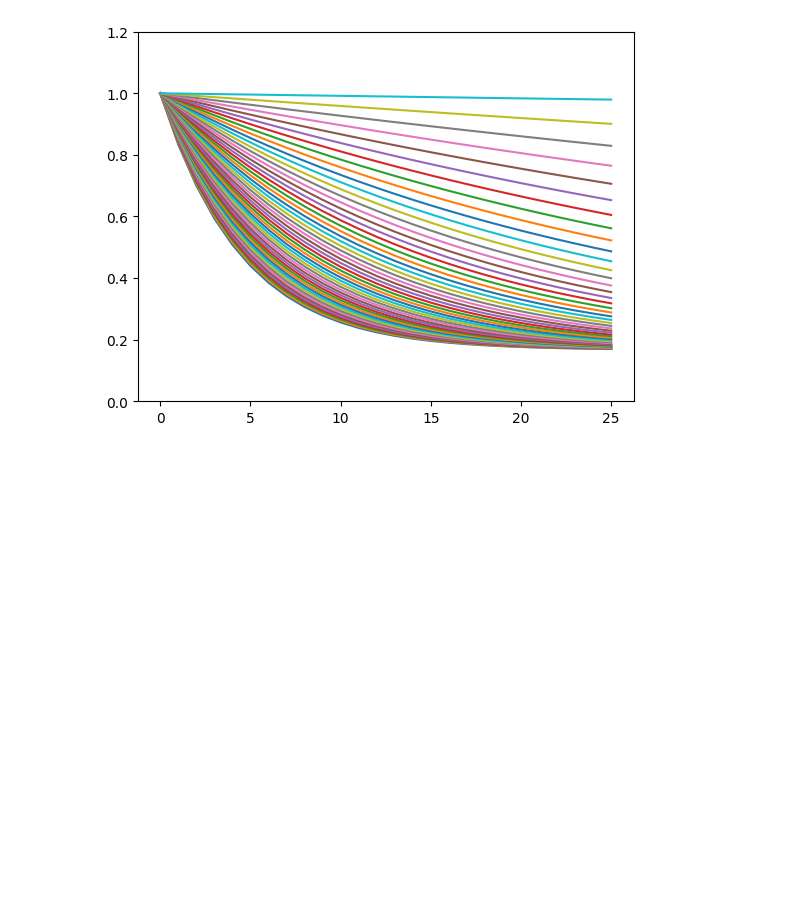
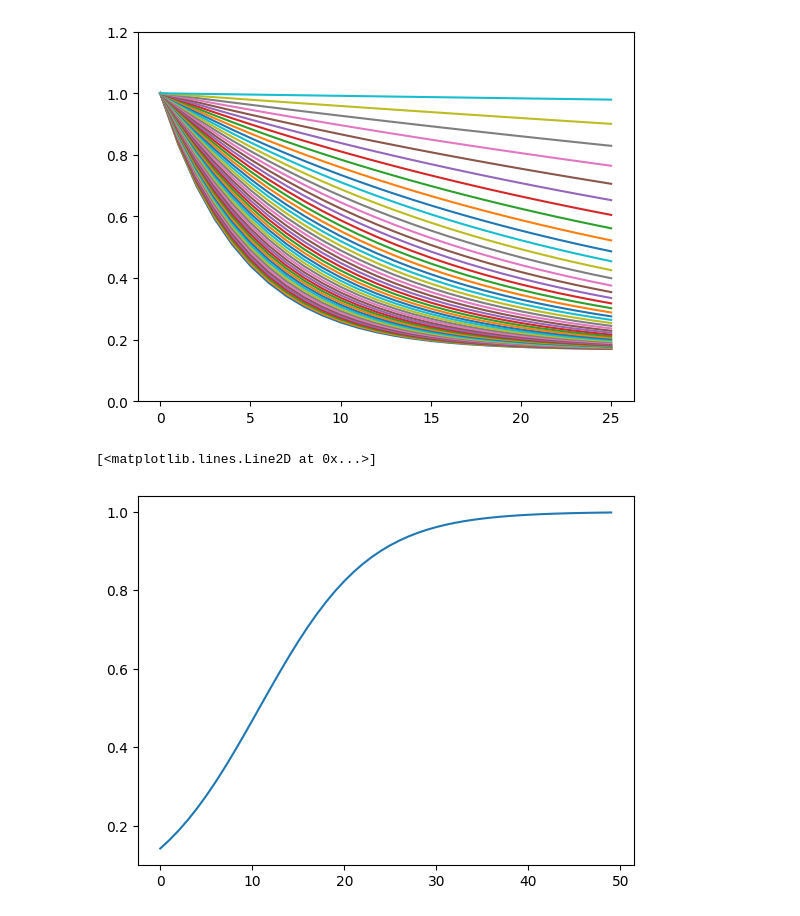
Before and after one commit to Leo00010011/From-Noisy-Eye-Tracking-To-Scanpath, a Jupyter notebook: src/notebooks/test_gaussian_fourier.ipynb, the cells around one changed output. Drawn from its saved outputs; the diff is of its cells as text; code cells hidden in the pictures; blank space fills up the shorter version.

```diff
--- a/src/notebooks/test_gaussian_fourier.ipynb
+++ b/src/notebooks/test_gaussian_fourier.ipynb
@@ -53,3 +53,11 @@ for i in range(50):
 plt.show()
 # %% [output]
 [figure]
+# %%
+epochs = torch.arange(0,50)
+k = 6
+epsilon = k / (k + torch.exp(epochs / k))
+plt.plot(epochs,1 - epsilon)
+# %% [output]
+[<matplotlib.lines.Line2D at 0x...>]
+[figure, added]
```
Also changed, not shown: parts of 1 cell of this notebook, 2 other files.
